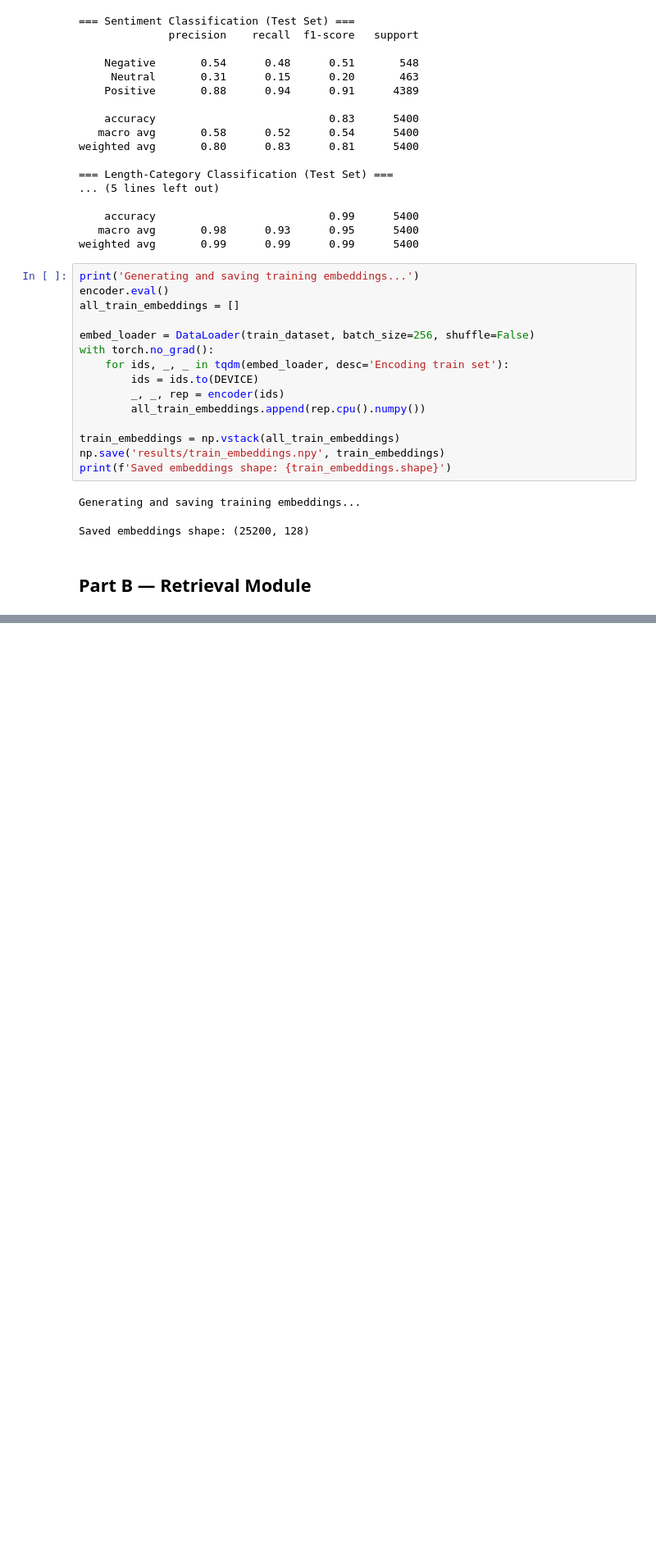
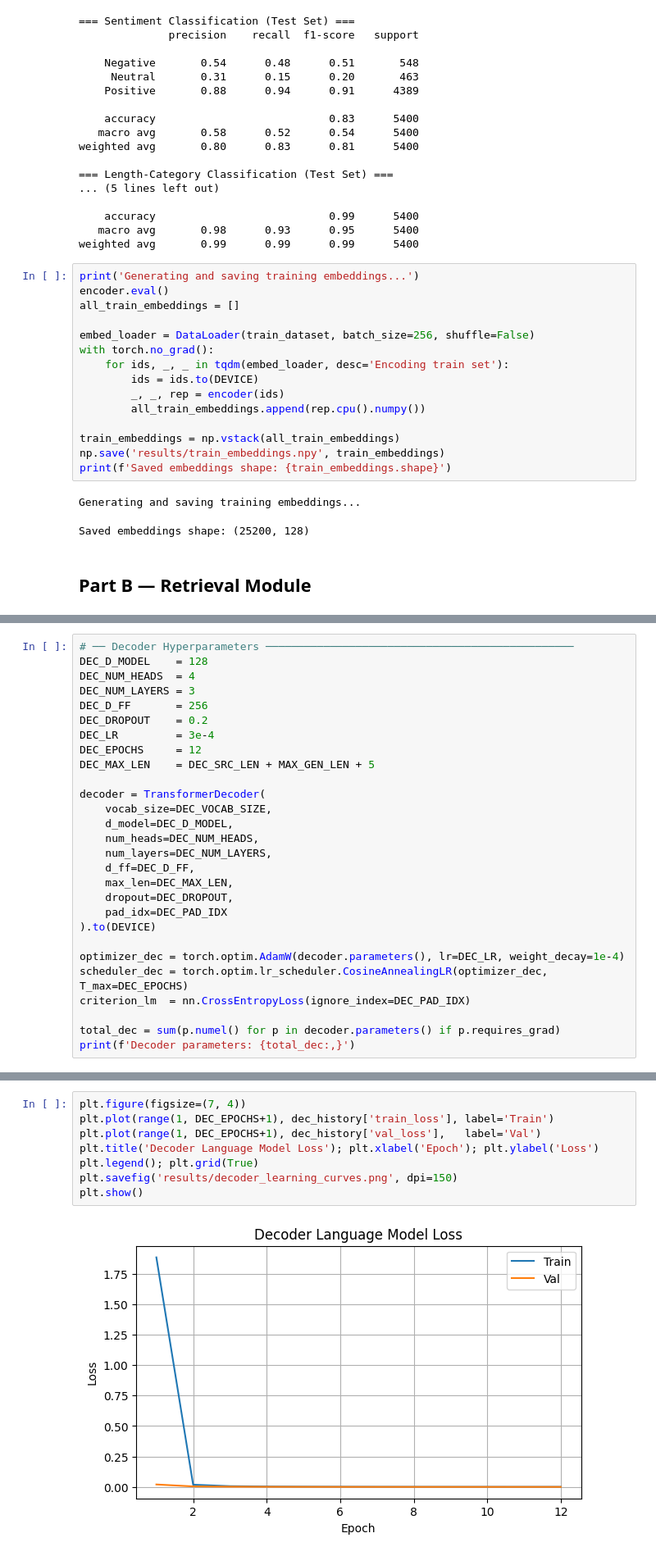
Before and after one commit to Saif1Shahzad/AI-Review-Analysis-with-Custom-Transformers-and-RAG, a Jupyter notebook: i232634-NLP-Assignment3.ipynb, the cells around one changed output, grey strips where cells are left out. Shown at 82% size. Cells and saved outputs as stored; diff of their text form; blank space fills up the shorter version.

Commit message:
Implemented Decoder Module By using Retrieval and Encode Module with Abilation Study

```diff
--- a/i232634-NLP-Assignment3.ipynb
+++ b/i232634-NLP-Assignment3.ipynb
@@ -612,0 +837,28 @@ for k, mr in zip(k_values, match_rates):
+# %%
+# ── Decoder Hyperparameters ────────────────────────────────────────────────
+DEC_D_MODEL    = 128
+DEC_NUM_HEADS  = 4
+DEC_NUM_LAYERS = 3
+DEC_D_FF       = 256
+DEC_DROPOUT    = 0.2
+DEC_LR         = 3e-4
+DEC_EPOCHS     = 12
+DEC_MAX_LEN    = DEC_SRC_LEN + MAX_GEN_LEN + 5
+
+decoder = TransformerDecoder(
+    vocab_size=DEC_VOCAB_SIZE,
+    d_model=DEC_D_MODEL,
+    num_heads=DEC_NUM_HEADS,
+    num_layers=DEC_NUM_LAYERS,
+    d_ff=DEC_D_FF,
+    max_len=DEC_MAX_LEN,
+    dropout=DEC_DROPOUT,
+    pad_idx=DEC_PAD_IDX
+).to(DEVICE)
+
+optimizer_dec = torch.optim.AdamW(decoder.parameters(), lr=DEC_LR, weight_decay=1e-4)
+scheduler_dec = torch.optim.lr_scheduler.CosineAnnealingLR(optimizer_dec, T_max=DEC_EPOCHS)
+criterion_lm  = nn.CrossEntropyLoss(ignore_index=DEC_PAD_IDX)
+
+total_dec = sum(p.numel() for p in decoder.parameters() if p.requires_grad)
+print(f'Decoder parameters: {total_dec:,}')
@@ -612,0 +936,10 @@ for k, mr in zip(k_values, match_rates):
+# %%
+plt.figure(figsize=(7, 4))
+plt.plot(range(1, DEC_EPOCHS+1), dec_history['train_loss'], label='Train')
+plt.plot(range(1, DEC_EPOCHS+1), dec_history['val_loss'],   label='Val')
+plt.title('Decoder Language Model Loss'); plt.xlabel('Epoch'); plt.ylabel('Loss')
+plt.legend(); plt.grid(True)
+plt.savefig('results/decoder_learning_curves.png', dpi=150)
+plt.show()
+# %% [output]
+[figure, added]
```
Also changed, not shown: parts of 18 cells of this notebook, 5 other files.
